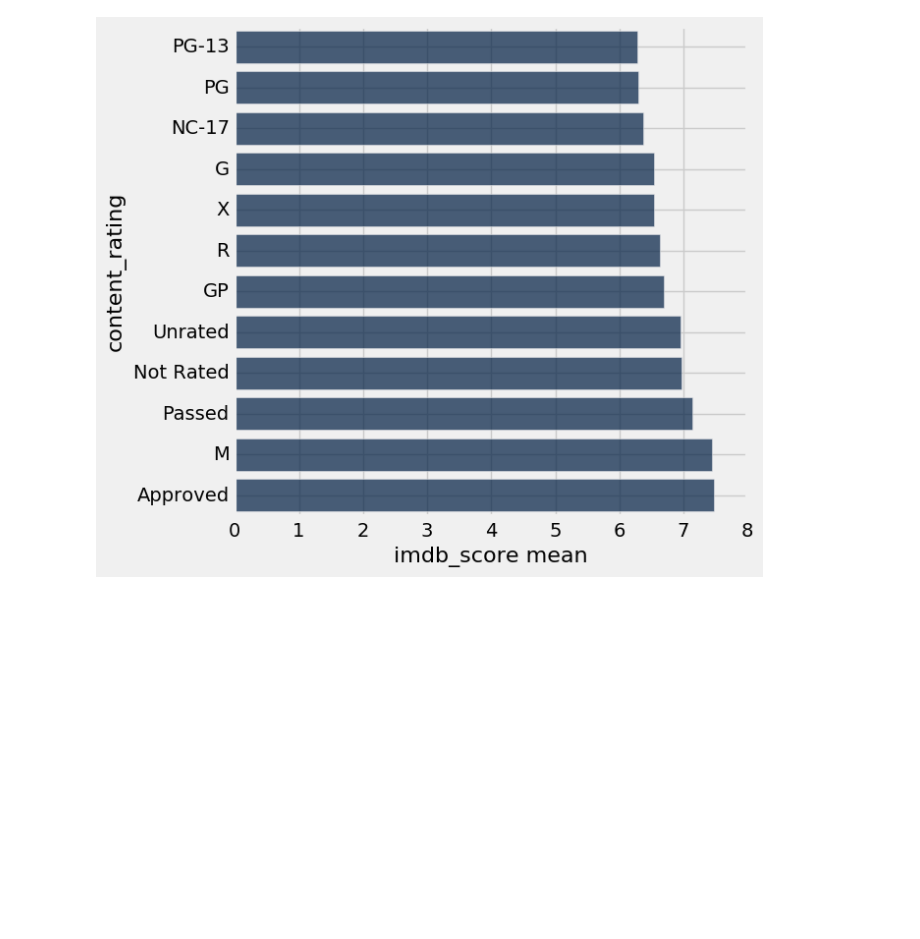
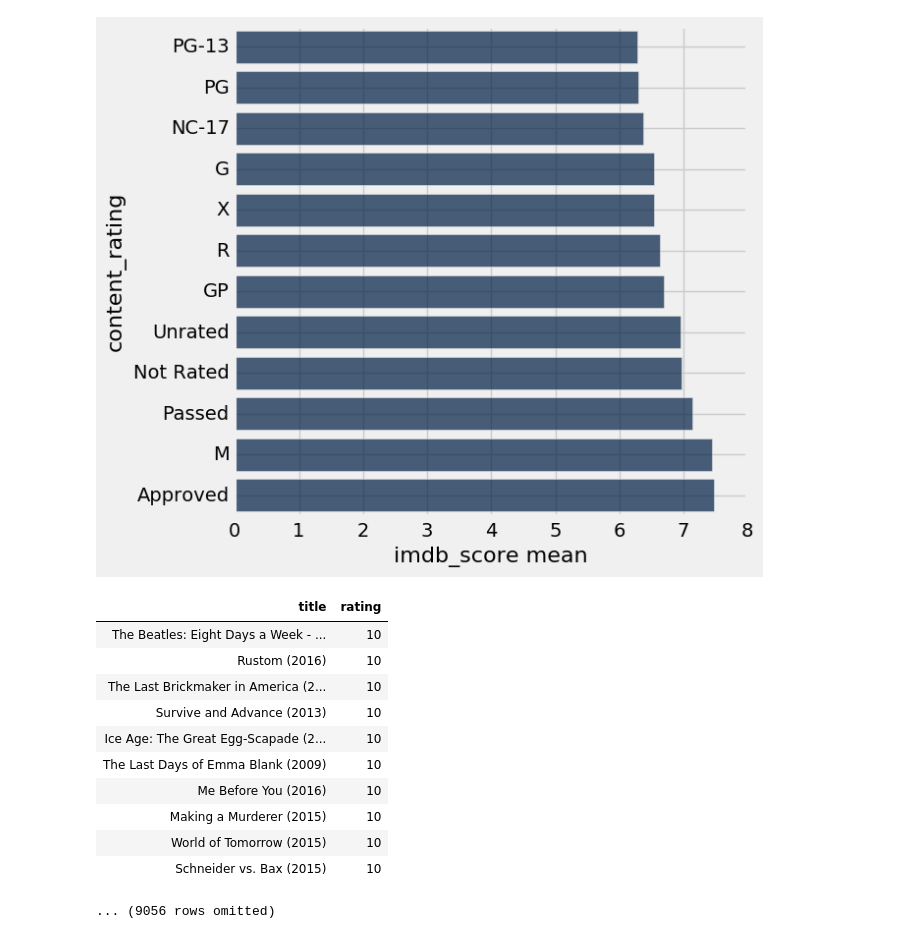
Before and after one commit to azahed98/IMDB-Movie-Aanalysis, a Jupyter notebook: movie test.ipynb, the cells around one changed output. Saved outputs shown, nothing was run; the diff lists cells and outputs as text; code cells hidden in the pictures; blank space fills up the shorter version.

```diff
--- a/movie test.ipynb
+++ b/movie test.ipynb
@@ -75,3 +75,21 @@ meta.hist("imdb_score")
 meta.select("content_rating", "imdb_score").group("content_rating", np.mean).sort("imdb_score mean").barh("content_rating")
 # %% [output]
 [figure]
+# %%
+movies = Table().read_table("movies.csv").drop(2)
+ratings = Table().read_table("ratings.csv").drop(0, 3).with_column("rating", ratings.column("rating") * 2)
+movie_lens = movies.join("movieId", ratings).drop(0)
+movie_lens.sort("rating", descending = True)
+# %% [output]
+| title | rating |
+| The Beatles: Eight Days a Week - ... | 10 |
+| Rustom (2016) | 10 |
+| The Last Brickmaker in America (2... | 10 |
+| Survive and Advance (2013) | 10 |
+| Ice Age: The Great Egg-Scapade (2... | 10 |
+| The Last Days of Emma Blank (2009) | 10 |
+| Me Before You (2016) | 10 |
+| Making a Murderer (2015) | 10 |
+| World of Tomorrow (2015) | 10 |
+| Schneider vs. Bax (2015) | 10 |
+... (9056 rows omitted)
```
Also changed, not shown: parts of 1 cell of this notebook, 5 other files.
